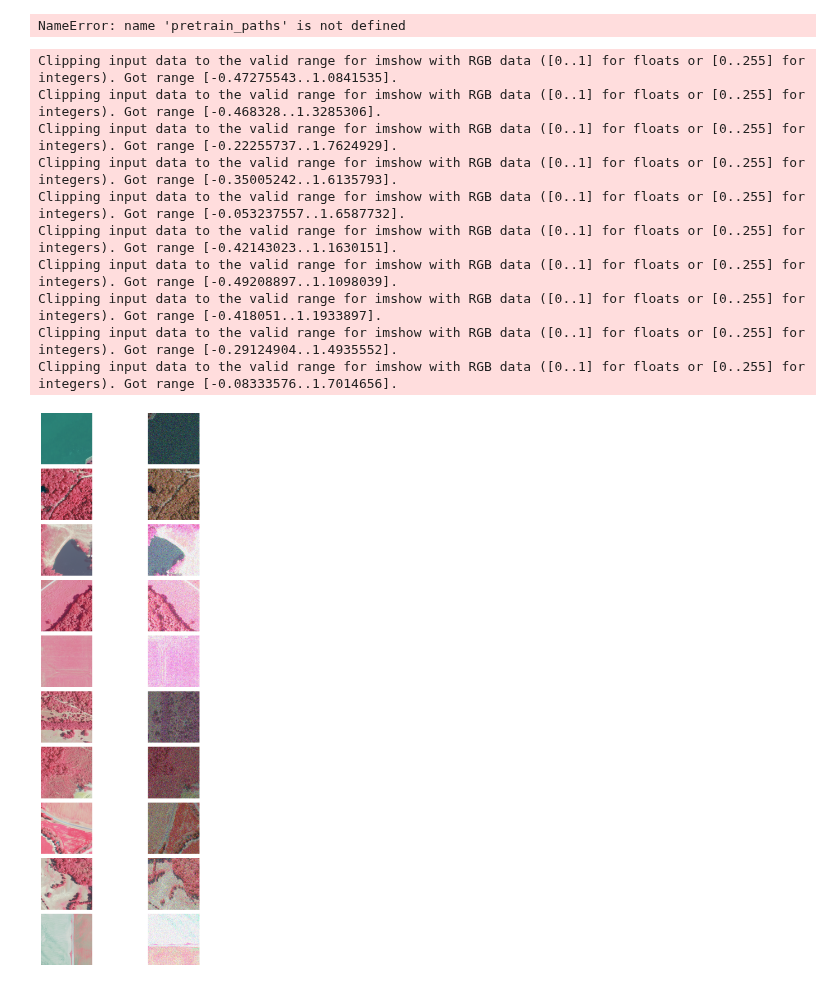
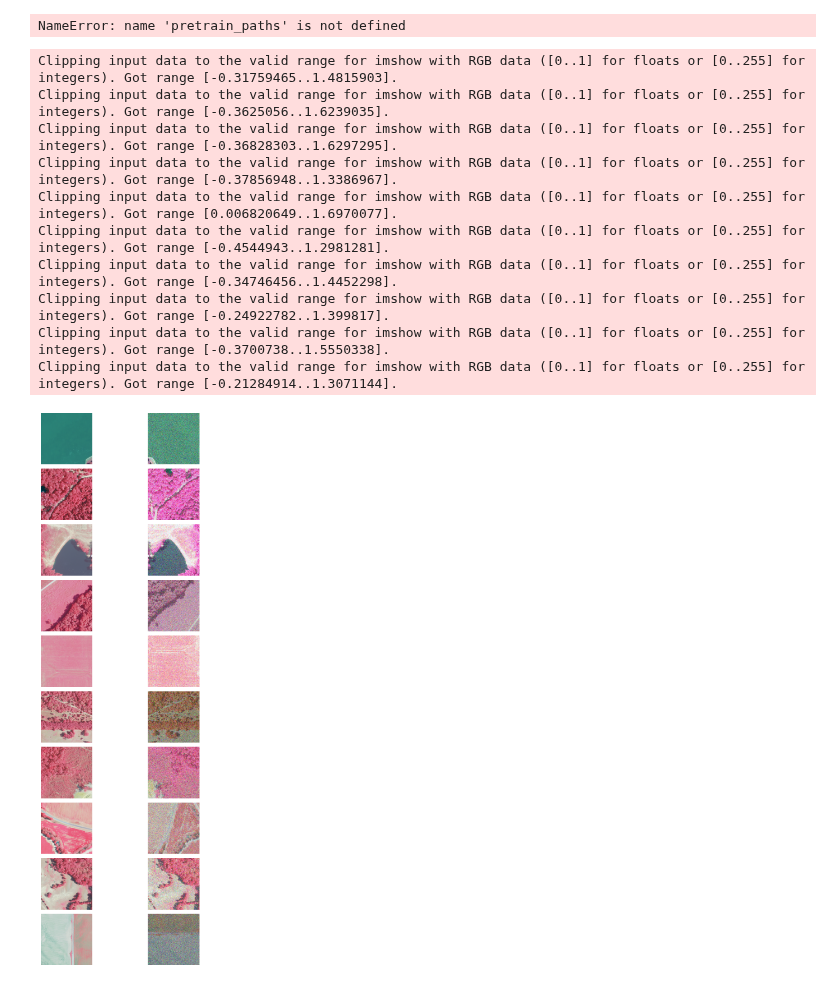
Before and after one commit to DakotaHester/ms-land-cover, a Jupyter notebook: transforms_viz.ipynb, the cells around one changed output. Cells and saved outputs as stored; diff of their text form; code cells hidden in the pictures.

```diff
--- a/transforms_viz.ipynb
+++ b/transforms_viz.ipynb
@@ -135,42 +135,42 @@ NameError: name 'pretrain_paths' is not defined
 mean = load_pth('./weights/pretrain_mean.pth')
 std = load_pth('./weights/pretrain_std.pth')
 
 dataset = FineTuneDataset(
     data_paths=glob('./data/splits/split_1/input/*.tif'),
     target_paths=glob('./data/splits/split_1/target/*.tif'),
     n_bands=3,
     mean=mean,
     std=std,
-    noise_std=1.0,
+    noise_std=0.5,
     transform=StandardDataAugmentations(s=1.0),
     preload=False,
 )
 
 fig, ax = plt.subplots(10, 2, figsize=(10, 20))
 for i in range(10):
     x, _ = dataset[i]
     x = unnormalize(x, mean, std)
 
     x_og = rio.open(dataset.data_paths[i]).read()
     x_og = np.stack([x_og[3, :, :], x_og[0, :, :], x_og[1, :, :]])  # RGB order
 
 
     ax[i][0].imshow(x_og.transpose(1, 2, 0))
     ax[i][1].imshow(x.permute(1, 2, 0).numpy())
 
 for a in ax.flatten():
     a.axis('off')
 
 fig.tight_layout()
 # %% [output]
-Clipping input data to the valid range for imshow with RGB data ([0..1] for floats or [0..255] for integers). Got range [-0.47275543..1.0841535].
-Clipping input data to the valid range for imshow with RGB data ([0..1] for floats or [0..255] for integers). Got range [-0.468328..1.3285306].
-Clipping input data to the valid range for imshow with RGB data ([0..1] for floats or [0..255] for integers). Got range [-0.22255737..1.7624929].
-Clipping input data to the valid range for imshow with RGB data ([0..1] for floats or [0..255] for integers). Got range [-0.35005242..1.6135793].
-Clipping input data to the valid range for imshow with RGB data ([0..1] for floats or [0..255] for integers). Got range [-0.053237557..1.6587732].
-Clipping input data to the valid range for imshow with RGB data ([0..1] for floats or [0..255] for integers). Got range [-0.42143023..1.1630151].
-Clipping input data to the valid range for imshow with RGB data ([0..1] for floats or [0..255] for integers). Got range [-0.49208897..1.1098039].
-Clipping input data to the valid range for imshow with RGB data ([0..1] for floats or [0..255] for integers). Got range [-0.418051..1.1933897].
-Clipping input data to the valid range for imshow with RGB data ([0..1] for floats or [0..255] for integers). Got range [-0.29124904..1.4935552].
-Clipping input data to the valid range for imshow with RGB data ([0..1] for floats or [0..255] for integers). Got range [-0.08333576..1.7014656].
+Clipping input data to the valid range for imshow with RGB data ([0..1] for floats or [0..255] for integers). Got range [-0.31759465..1.4815903].
+Clipping input data to the valid range for imshow with RGB data ([0..1] for floats or [0..255] for integers). Got range [-0.3625056..1.6239035].
+Clipping input data to the valid range for imshow with RGB data ([0..1] for floats or [0..255] for integers). Got range [-0.36828303..1.6297295].
+Clipping input data to the valid range for imshow with RGB data ([0..1] for floats or [0..255] for integers). Got range [-0.37856948..1.3386967].
+Clipping input data to the valid range for imshow with RGB data ([0..1] for floats or [0..255] for integers). Got range [0.006820649..1.6970077].
+Clipping input data to the valid range for imshow with RGB data ([0..1] for floats or [0..255] for integers). Got range [-0.4544943..1.2981281].
+Clipping input data to the valid range for imshow with RGB data ([0..1] for floats or [0..255] for integers). Got range [-0.34746456..1.4452298].
+Clipping input data to the valid range for imshow with RGB data ([0..1] for floats or [0..255] for integers). Got range [-0.24922782..1.399817].
+Clipping input data to the valid range for imshow with RGB data ([0..1] for floats or [0..255] for integers). Got range [-0.3700738..1.5550338].
+Clipping input data to the valid range for imshow with RGB data ([0..1] for floats or [0..255] for integers). Got range [-0.21284914..1.3071144].
-[figure, old version]
+[figure, new version]
```
Also changed, not shown: 2 other files.
